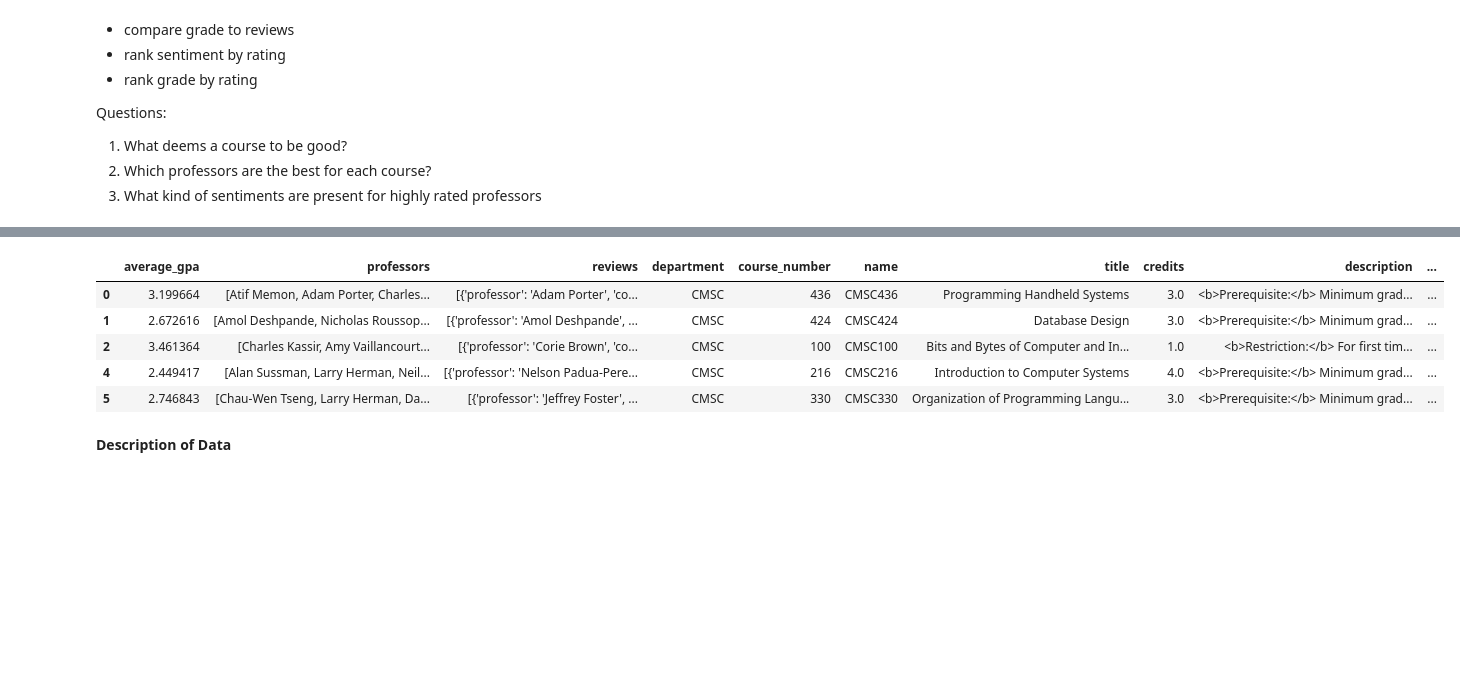
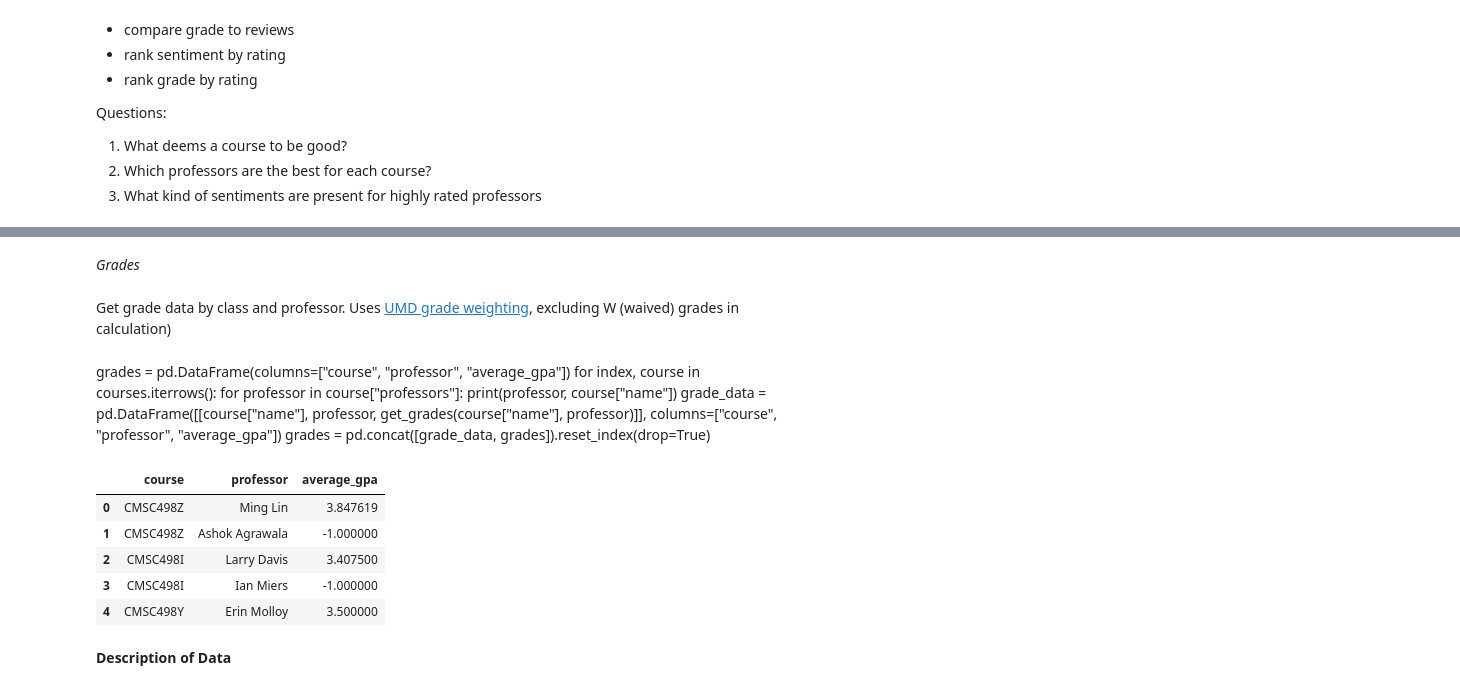
Before and after one commit to adamy03/course_analysis, a Jupyter notebook: course_analysis.ipynb, the cells around one changed output, grey strips where cells are left out. Saved outputs shown, nothing was run; the diff lists cells and outputs as text; code cells hidden in the pictures; blank space fills up the shorter version.

Commit message:
added data

```diff
--- a/course_analysis.ipynb
+++ b/course_analysis.ipynb
@@ -27,0 +84,4 @@ ugrad_courses["sub_code"] = ugrad_courses["course_number"].apply(lambda x: x[3]
+# %% [markdown]
+*Grades*
+# %% [markdown]
+Get grade data by class and professor. Uses [UMD grade weighting](https://www.testudo.umd.edu/gpa/index.html), excluding W (waived) grades in calculation)
@@ -28,12 +106,22 @@ ugrad_courses["sub_code"] = ugrad_courses["course_number"].apply(lambda x: x[3]
+# %% [markdown]
+grades = pd.DataFrame(columns=["course", "professor", "average_gpa"])
+for index, course in courses.iterrows():
+    for professor in course["professors"]:
+        print(professor, course["name"])
+        grade_data = pd.DataFrame([[course["name"], professor, get_grades(course["name"], professor)]], columns=["course", "professor", "average_gpa"])
+        grades = pd.concat([grade_data, grades]).reset_index(drop=True)
+# %%
+grades = pd.read_csv("data/grades.csv")
+grades.drop("Unnamed: 0", axis=1, inplace=True)
 # %%
-ugrad_courses.head()
+grades.head()
 # %% [output]
-|  | average_gpa | professors | reviews | department | course_number | name | title | credits | description | ... |
-| 0 | 3.199664 | [Atif Memon, Adam Porter, Charles... | [{'professor': 'Adam Porter', 'co... | CMSC | 436 | CMSC436 | Programming Handheld Systems | 3.0 | <b>Prerequisite:</b> Minimum grad... | ... |
-| 1 | 2.672616 | [Amol Deshpande, Nicholas Roussop... | [{'professor': 'Amol Deshpande', ... | CMSC | 424 | CMSC424 | Database Design | 3.0 | <b>Prerequisite:</b> Minimum grad... | ... |
-| 2 | 3.461364 | [Charles Kassir, Amy Vaillancourt... | [{'professor': 'Corie Brown', 'co... | CMSC | 100 | CMSC100 | Bits and Bytes of Computer and In... | 1.0 | <b>Restriction:</b> For first tim... | ... |
-| 4 | 2.449417 | [Alan Sussman, Larry Herman, Neil... | [{'professor': 'Nelson Padua-Pere... | CMSC | 216 | CMSC216 | Introduction to Computer Systems | 4.0 | <b>Prerequisite:</b> Minimum grad... | ... |
-| 5 | 2.746843 | [Chau-Wen Tseng, Larry Herman, Da... | [{'professor': 'Jeffrey Foster', ... | CMSC | 330 | CMSC330 | Organization of Programming Langu... | 3.0 | <b>Prerequisite:</b> Minimum grad... | ... |
+|  | course | professor | average_gpa |
+| 0 | CMSC498Z | Ming Lin | 3.847619 |
+| 1 | CMSC498Z | Ashok Agrawala | -1.000000 |
+| 2 | CMSC498I | Larry Davis | 3.407500 |
+| 3 | CMSC498I | Ian Miers | -1.000000 |
+| 4 | CMSC498Y | Erin Molloy | 3.500000 |
 # %% [markdown]
 **Description of Data**
 # %% [markdown]
```
Also changed, not shown: parts of 11 cells of this notebook, 5 other files.
